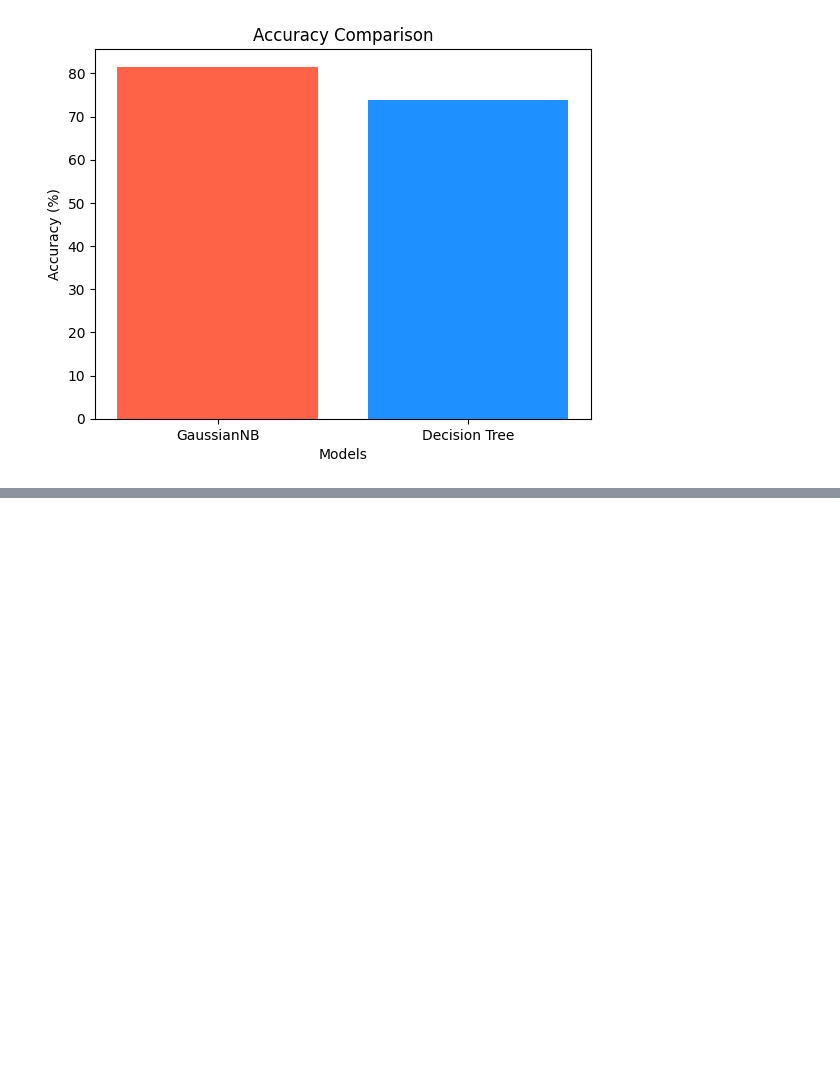
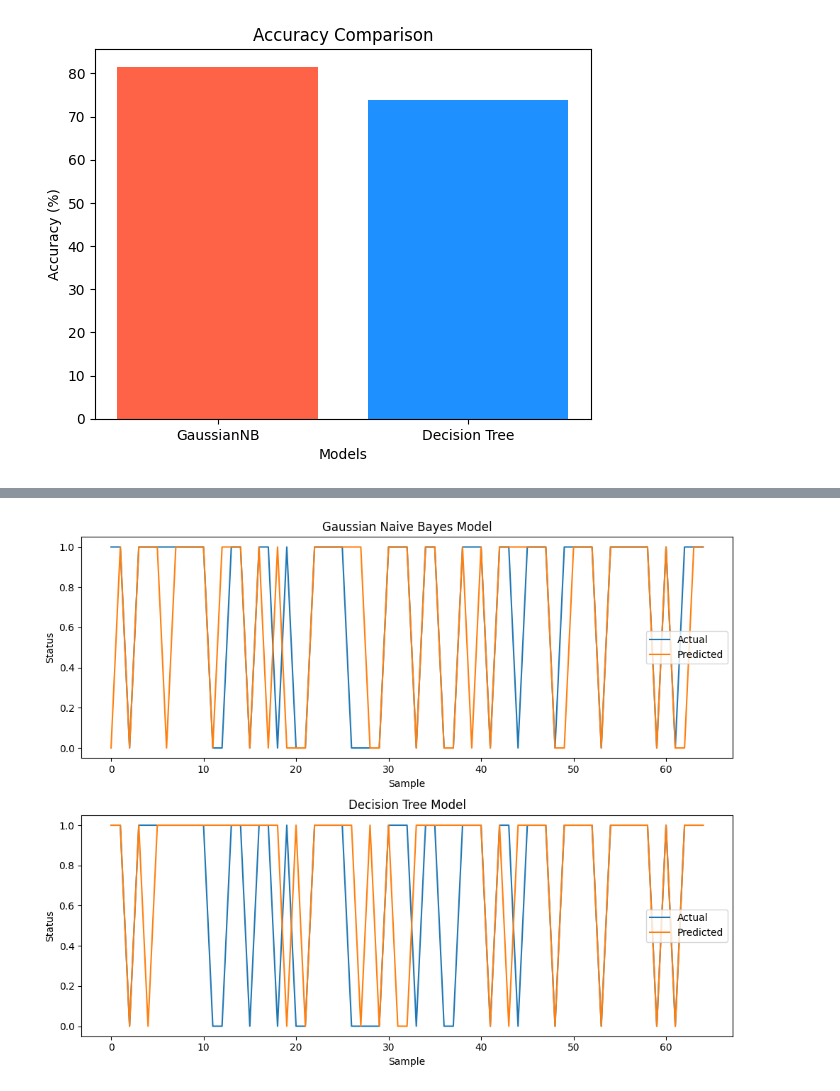
Before and after one commit to sikunaniket1234/studentplacementprediction, a Jupyter notebook: Student_Placement_Prediction_Using_Machine_Learning.ipynb, the cells around one changed output, grey strips where cells are left out. Drawn from its saved outputs; the diff is of its cells as text; code cells hidden in the pictures; blank space fills up the shorter version.

```diff
--- a/Student_Placement_Prediction_Using_Machine_Learning.ipynb
+++ b/Student_Placement_Prediction_Using_Machine_Learning.ipynb
@@ -626,0 +676,27 @@ plt.show()
+# %%
+import matplotlib.pyplot as plt
+
+# Create a figure with two subplots
+fig, axs = plt.subplots(2, 1, figsize=(10, 8))
+
+# Plot the actual vs predicted values for Gaussian Naive Bayes model
+axs[0].plot(range(len(Y_test)), Y_test, label='Actual')
+axs[0].plot(range(len(gaussian_Y_pred)), gaussian_Y_pred, label='Predicted')
+axs[0].set_title('Gaussian Naive Bayes Model')
+axs[0].set_xlabel('Sample')
+axs[0].set_ylabel('Status')
+axs[0].legend()
+
+# Plot the actual vs predicted values for Decision Tree model
+axs[1].plot(range(len(Y_test)), Y_test, label='Actual')
+axs[1].plot(range(len(decision_tree_Y_pred)), decision_tree_Y_pred, label='Predicted')
+axs[1].set_title('Decision Tree Model')
+axs[1].set_xlabel('Sample')
+axs[1].set_ylabel('Status')
+axs[1].legend()
+
+# Display the plot
+plt.tight_layout()
+plt.show()
+# %% [output]
+[figure, added]
```
Also changed, not shown: parts of 3 cells of this notebook.
